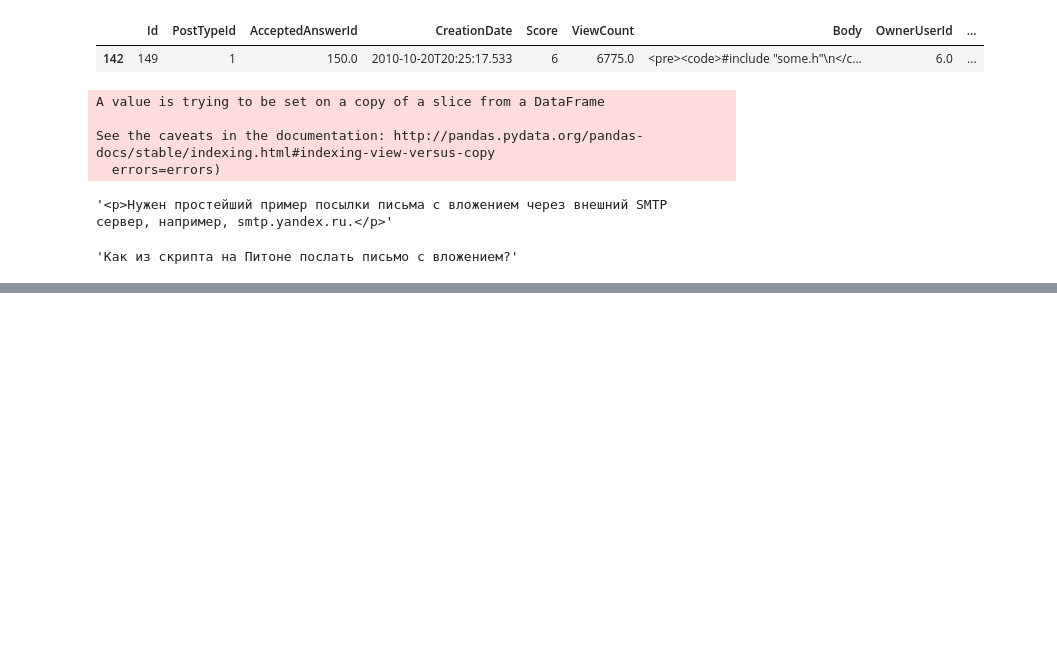
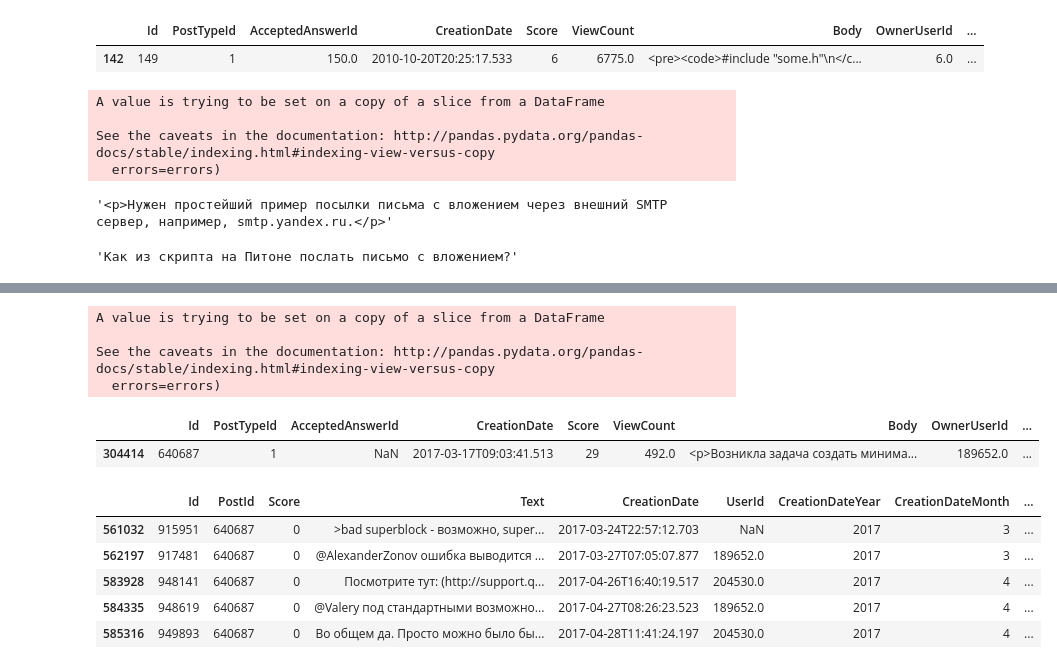
Before and after one commit to maki198906/Diplom, a Jupyter notebook: brief analysis.ipynb, the cells around one changed output, grey strips where cells are left out. Saved outputs shown, nothing was run; the diff lists cells and outputs as text; code cells hidden in the pictures; blank space fills up the shorter version.

```diff
--- a/brief analysis.ipynb
+++ b/brief analysis.ipynb
@@ -592,0 +669,21 @@ df_post_q.Title[0]
+# %%
+df_post_q.drop(df_post_q[(df_post_q.AnswerCount==0) & (df_post_q.Score<0)].index,inplace=True)
+# %% [output]
+A value is trying to be set on a copy of a slice from a DataFrame
+
+See the caveats in the documentation: http://pandas.pydata.org/pandas-docs/stable/indexing.html#indexing-view-versus-copy
+  errors=errors)
+# %%
+df_post_q[(df_post_q.Score==29) & (df_post_q.AnswerCount==0) ]
+# %% [output]
+|  | Id | PostTypeId | AcceptedAnswerId | CreationDate | Score | ViewCount | Body | OwnerUserId | ... |
+| 304414 | 640687 | 1 | NaN | 2017-03-17T09:03:41.513 | 29 | 492.0 | <p>Возникла задача создать минима... | 189652.0 | ... |
+# %%
+df_comments[df_comments.PostId ==640687]
+# %% [output]
+|  | Id | PostId | Score | Text | CreationDate | UserId | CreationDateYear | CreationDateMonth | ... |
+| 561032 | 915951 | 640687 | 0 | >bad superblock - возможно, super... | 2017-03-24T22:57:12.703 | NaN | 2017 | 3 | ... |
+| 562197 | 917481 | 640687 | 0 | @AlexanderZonov ошибка выводится ... | 2017-03-27T07:05:07.877 | 189652.0 | 2017 | 3 | ... |
+| 583928 | 948141 | 640687 | 0 | Посмотрите тут: (http://support.q... | 2017-04-26T16:40:19.517 | 204530.0 | 2017 | 4 | ... |
+| 584335 | 948619 | 640687 | 0 | @Valery под стандартными возможно... | 2017-04-27T08:26:23.523 | 189652.0 | 2017 | 4 | ... |
+| 585316 | 949893 | 640687 | 0 | Во общем да. Просто можно было бы... | 2017-04-28T11:41:24.197 | 204530.0 | 2017 | 4 | ... |
```
Also changed, not shown: parts of 15 cells of this notebook.
